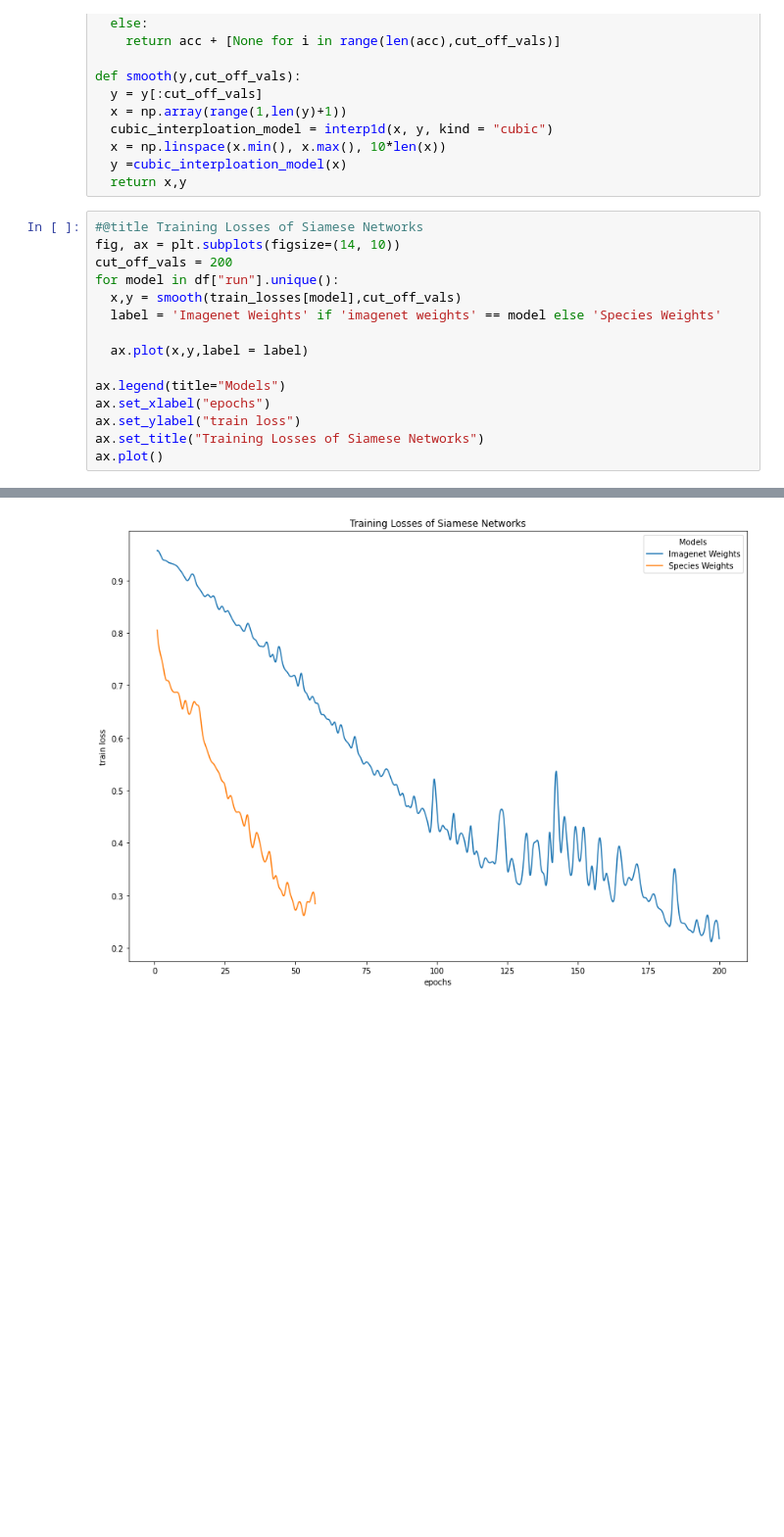
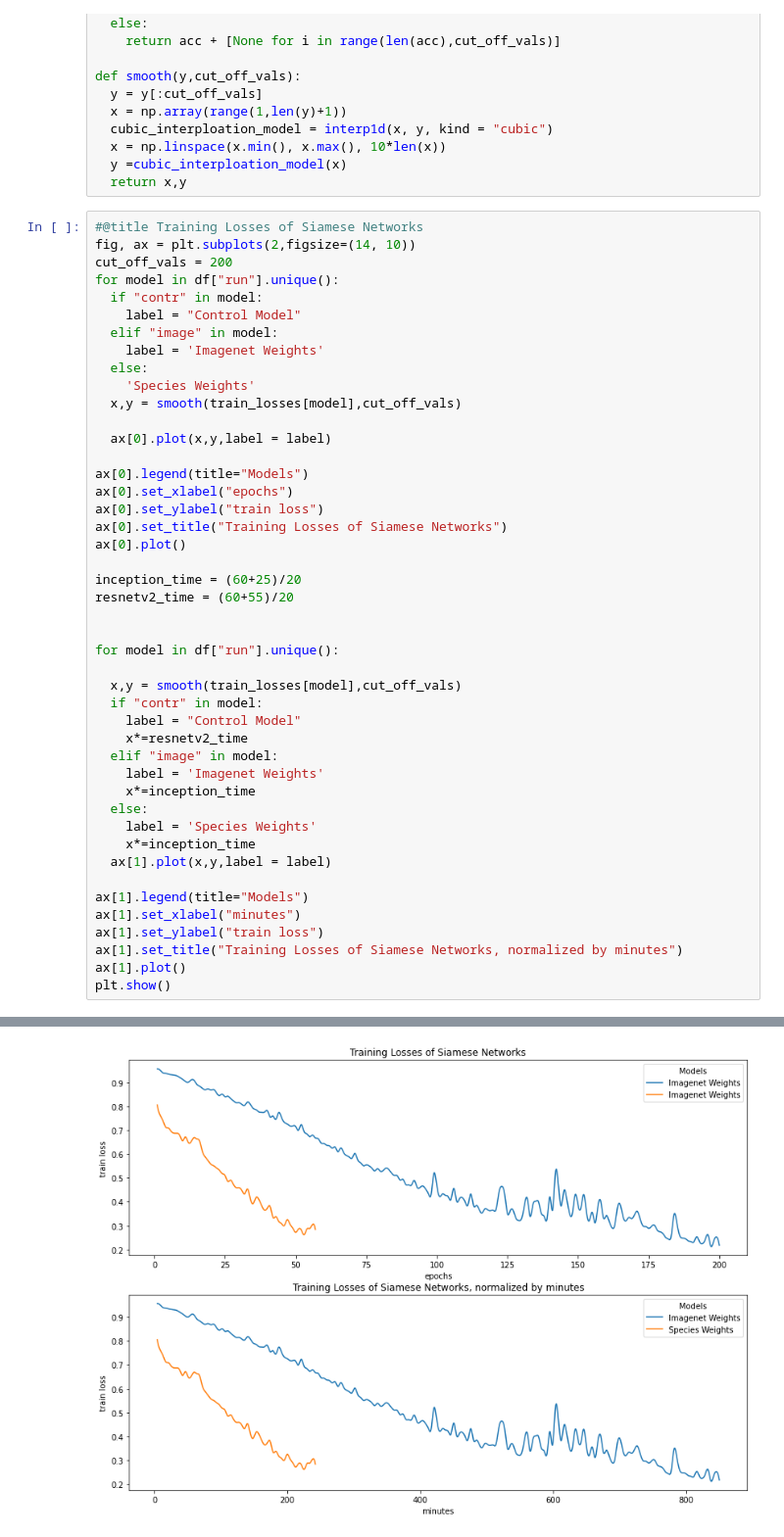
Before and after one commit to louiskhub/happywhale, a Jupyter notebook: visualizations/siamese_visualization.ipynb, the cells around one changed output, grey strips where cells are left out. Shown at 98% size. Saved outputs shown, nothing was run; the diff lists cells and outputs as text; blank space fills up the shorter version.

```diff
--- a/visualizations/siamese_visualization.ipynb
+++ b/visualizations/siamese_visualization.ipynb
@@ -67,17 +67,47 @@ def smooth(y,cut_off_vals):
   return x,y
 # %%
 #@title Training Losses of Siamese Networks
-fig, ax = plt.subplots(figsize=(14, 10))
+fig, ax = plt.subplots(2,figsize=(14, 10))
 cut_off_vals = 200
 for model in df["run"].unique():
+  if "contr" in model:
+    label = "Control Model"
+  elif "image" in model:
+    label = 'Imagenet Weights'
+  else:
+    'Species Weights'
   x,y = smooth(train_losses[model],cut_off_vals)
-  label = 'Imagenet Weights' if 'imagenet weights' == model else 'Species Weights'
 
-  ax.plot(x,y,label = label)
+  ax[0].plot(x,y,label = label)
 
-ax.legend(title="Models")
-ax.set_xlabel("epochs")
-ax.set_ylabel("train loss")
-ax.set_title("Training Losses of Siamese Networks")
-ax.plot()
+ax[0].legend(title="Models")
+ax[0].set_xlabel("epochs")
+ax[0].set_ylabel("train loss")
+ax[0].set_title("Training Losses of Siamese Networks")
+ax[0].plot()
+
+inception_time = (60+25)/20
+resnetv2_time = (60+55)/20
+
+
+for model in df["run"].unique():
+
+  x,y = smooth(train_losses[model],cut_off_vals)
+  if "contr" in model:
+    label = "Control Model"
+    x*=resnetv2_time
+  elif "image" in model:
+    label = 'Imagenet Weights'
+    x*=inception_time
+  else:
+    label = 'Species Weights'
+    x*=inception_time
+  ax[1].plot(x,y,label = label)
+
+ax[1].legend(title="Models")
+ax[1].set_xlabel("minutes")
+ax[1].set_ylabel("train loss")
+ax[1].set_title("Training Losses of Siamese Networks, normalized by minutes")
+ax[1].plot()
+plt.show()
 # %% [output]
@@ -85,4 +114,4 @@ ax.plot()
-[figure, old version]
+[figure, new version]
 # %% [markdown]
 ![picture](https://drive.google.com/uc?id=1cSxnzbJBH-VT43PlTitOlHOKnHpXG0q1)
 ![picture](https://drive.google.com/uc?id=1EOMLnO9eQ0QbPZXT9BXAtCqHSNzlDlJi)
```
Also changed, not shown: parts of 1 cell of this notebook, 6 other files.
